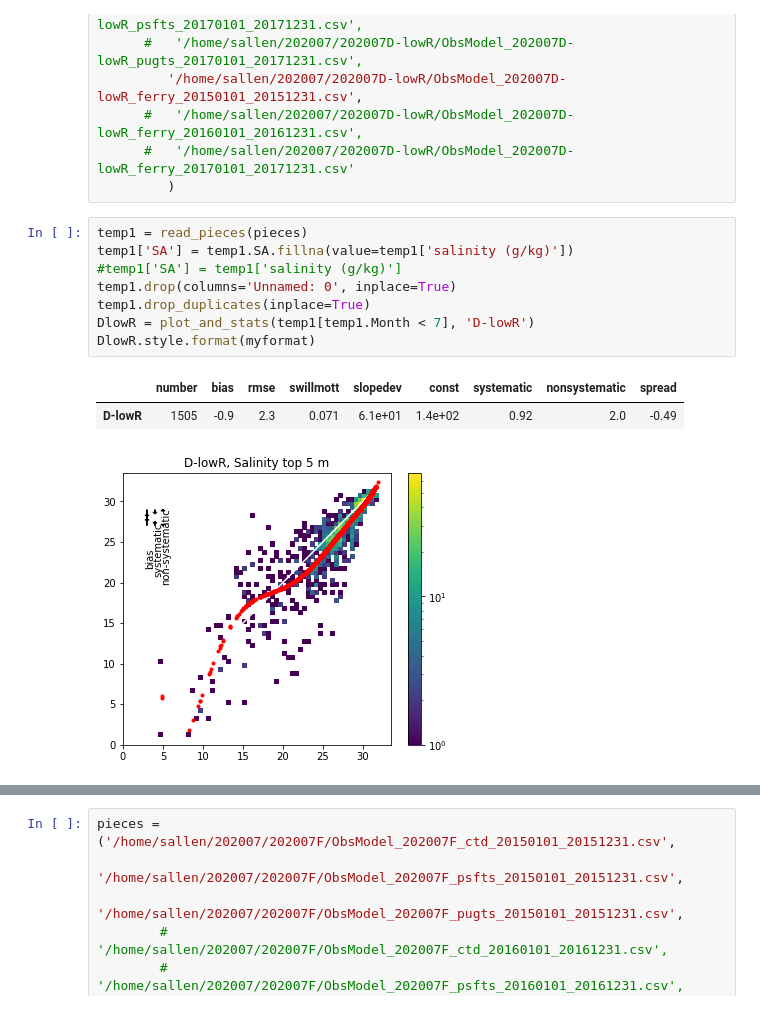
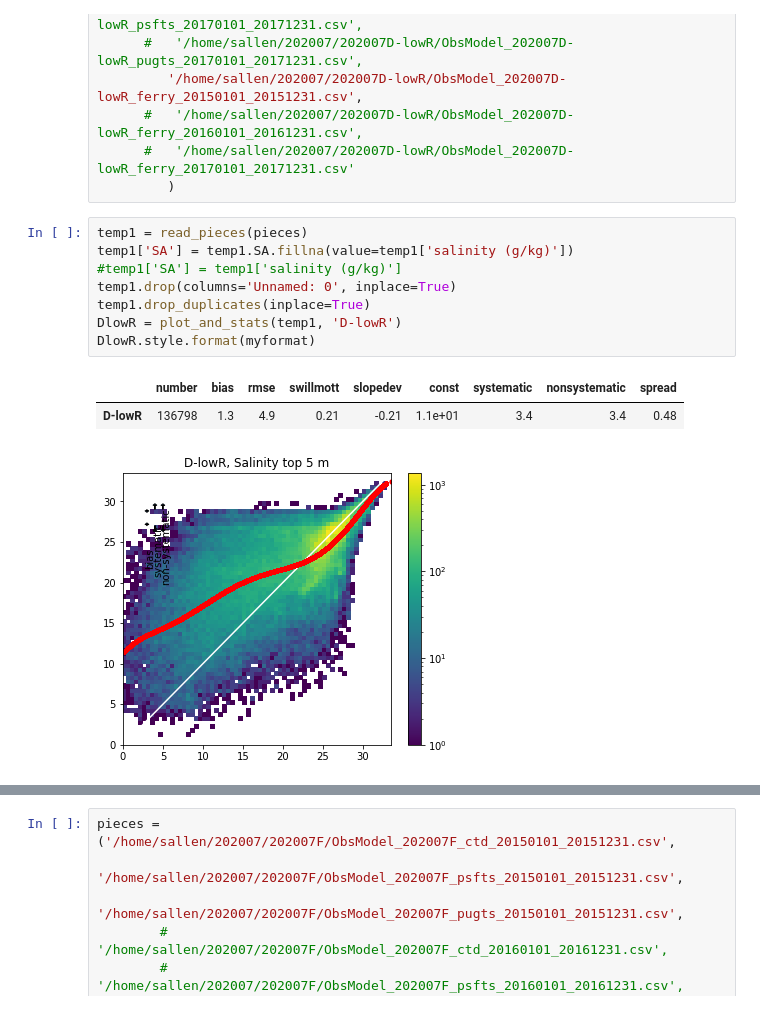
Before and after one commit to SalishSeaCast/analysis-susan, a Jupyter notebook: notebooks/PhysTuning/SurfaceSalinity-partyears.ipynb, the cells around one changed output, grey strips where cells are left out. Saved outputs shown, nothing was run; the diff lists cells and outputs as text.

```diff
--- a/notebooks/PhysTuning/SurfaceSalinity-partyears.ipynb
+++ b/notebooks/PhysTuning/SurfaceSalinity-partyears.ipynb
@@ -262,14 +262,14 @@ pieces = ('/home/sallen/202007/202007D-lowR/ObsModel_202007D-lowR_ctd_20150101_2
 # %%
 temp1 = read_pieces(pieces)
 temp1['SA'] = temp1.SA.fillna(value=temp1['salinity (g/kg)'])
 #temp1['SA'] = temp1['salinity (g/kg)']
 temp1.drop(columns='Unnamed: 0', inplace=True)
 temp1.drop_duplicates(inplace=True)
-DlowR = plot_and_stats(temp1[temp1.Month < 7], 'D-lowR')
+DlowR = plot_and_stats(temp1, 'D-lowR')
 DlowR.style.format(myformat)
 # %% [output]
 |  | number | bias | rmse | swillmott | slopedev | const | systematic | nonsystematic | spread |
-| D-lowR | 1505 | -0.9 | 2.3 | 0.071 | 6.1e+01 | 1.4e+02 | 0.92 | 2.0 | -0.49 |
+| D-lowR | 136798 | 1.3 | 4.9 | 0.21 | -0.21 | 1.1e+01 | 3.4 | 3.4 | 0.48 |
-[figure, old version]
+[figure, new version]
 # %%
 pieces = (
```
Also changed, not shown: parts of 14 cells of this notebook.
